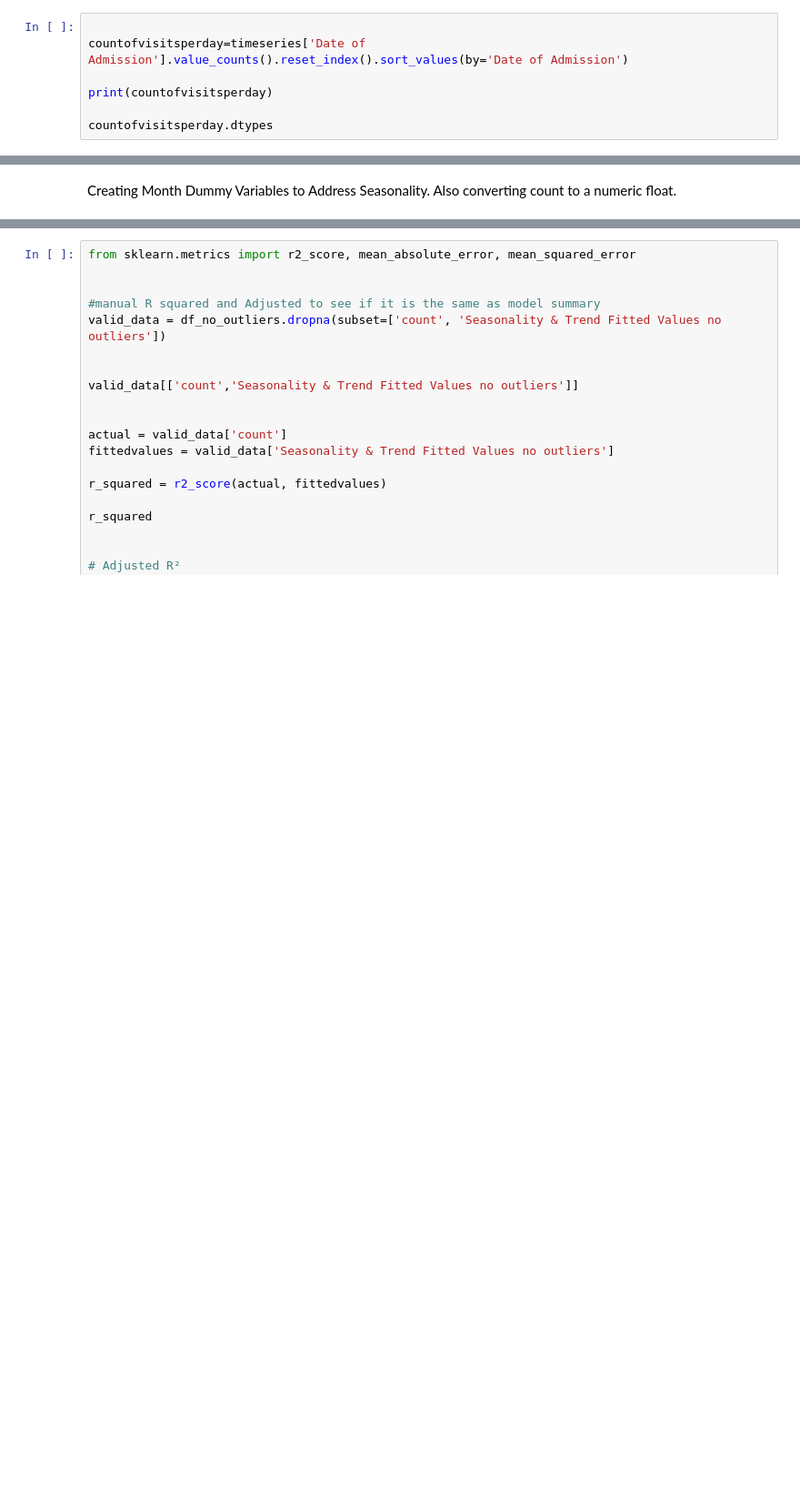
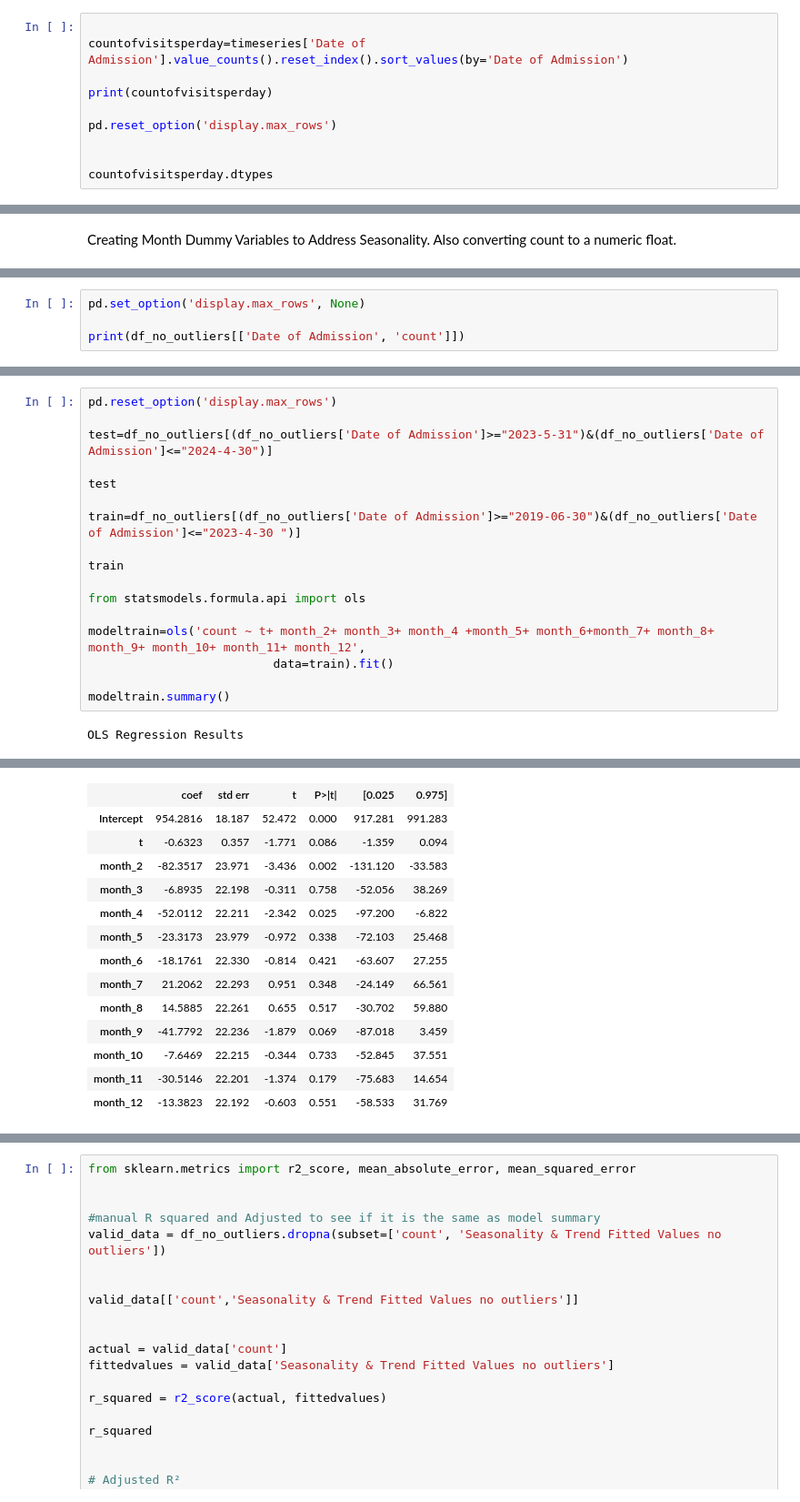
Before and after one commit to dreamperfect/python, a Jupyter notebook: health-care-data-set-analysis.ipynb, the cells around one changed output, grey strips where cells are left out. Shown at 91% size. Drawn from its saved outputs; the diff is of its cells as text; blank space fills up the shorter version.

Commit message:
Kaggle Notebook | Health Care Data Set Analysis | Version 37

```diff
--- a/health-care-data-set-analysis.ipynb
+++ b/health-care-data-set-analysis.ipynb
@@ -858,6 +847,9 @@ countofvisitsperday=timeseries['Date of Admission'].value_counts().reset_index()
 
 print(countofvisitsperday)
 
+pd.reset_option('display.max_rows')
+
+
 countofvisitsperday.dtypes
 # %% [output]
      Date of Admission  count
@@ -1061,0 +1117,4 @@ df_no_outliers=df_no_outliers.drop(columns=['month_1', 'month_2',
+# %%
+pd.set_option('display.max_rows', None)
+
+print(df_no_outliers[['Date of Admission', 'count']])
@@ -1061,0 +1146,19 @@ df_no_outliers=df_no_outliers.drop(columns=['month_1', 'month_2',
+# %%
+pd.reset_option('display.max_rows')
+
+test=df_no_outliers[(df_no_outliers['Date of Admission']>="2023-5-31")&(df_no_outliers['Date of Admission']<="2024-4-30")]
+
+test
+
+train=df_no_outliers[(df_no_outliers['Date of Admission']>="2019-06-30")&(df_no_outliers['Date of Admission']<="2023-4-30 ")]
+
+train
+
+from statsmodels.formula.api import ols
+
+modeltrain=ols('count ~ t+ month_2+ month_3+ month_4 +month_5+ month_6+month_7+ month_8+ month_9+ month_10+ month_11+ month_12',
+                          data=train).fit()
+
+modeltrain.summary()
+# %% [output]
+OLS Regression Results
@@ -1061,0 +1174,14 @@ df_no_outliers=df_no_outliers.drop(columns=['month_1', 'month_2',
+|  | coef | std err | t | P>|t| | [0.025 | 0.975] |
+| Intercept | 954.2816 | 18.187 | 52.472 | 0.000 | 917.281 | 991.283 |
+| t | -0.6323 | 0.357 | -1.771 | 0.086 | -1.359 | 0.094 |
+| month_2 | -82.3517 | 23.971 | -3.436 | 0.002 | -131.120 | -33.583 |
+| month_3 | -6.8935 | 22.198 | -0.311 | 0.758 | -52.056 | 38.269 |
+| month_4 | -52.0112 | 22.211 | -2.342 | 0.025 | -97.200 | -6.822 |
+| month_5 | -23.3173 | 23.979 | -0.972 | 0.338 | -72.103 | 25.468 |
+| month_6 | -18.1761 | 22.330 | -0.814 | 0.421 | -63.607 | 27.255 |
+| month_7 | 21.2062 | 22.293 | 0.951 | 0.348 | -24.149 | 66.561 |
+| month_8 | 14.5885 | 22.261 | 0.655 | 0.517 | -30.702 | 59.880 |
+| month_9 | -41.7792 | 22.236 | -1.879 | 0.069 | -87.018 | 3.459 |
+| month_10 | -7.6469 | 22.215 | -0.344 | 0.733 | -52.845 | 37.551 |
+| month_11 | -30.5146 | 22.201 | -1.374 | 0.179 | -75.683 | 14.654 |
+| month_12 | -13.3823 | 22.192 | -0.603 | 0.551 | -58.533 | 31.769 |
```
Also changed, not shown: parts of 24 cells of this notebook.
